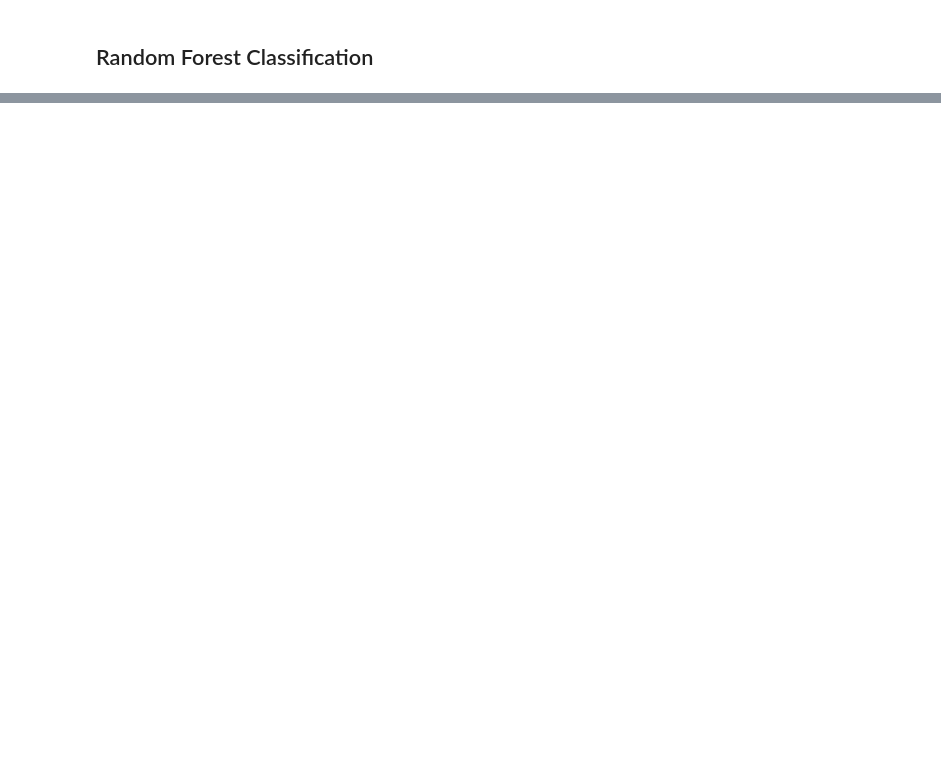
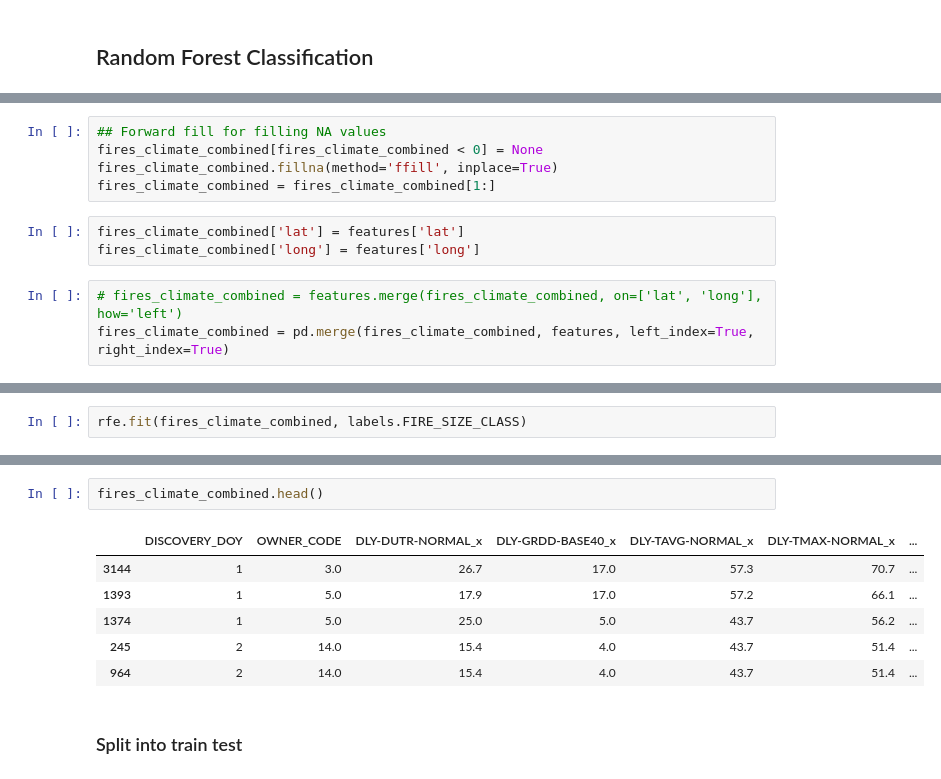
Before and after one commit to sjhangiani12/info370-final-project, a Jupyter notebook: Modelling.ipynb, the cells around one changed output, grey strips where cells are left out. Cells and saved outputs as stored; diff of their text form; blank space fills up the shorter version.

```diff
--- a/Modelling.ipynb
+++ b/Modelling.ipynb
@@ -289,0 +353,11 @@ svc = SVC()
+# %%
+## Forward fill for filling NA values
+fires_climate_combined[fires_climate_combined < 0] = None
+fires_climate_combined.fillna(method='ffill', inplace=True)
+fires_climate_combined = fires_climate_combined[1:]
+# %%
+fires_climate_combined['lat'] = features['lat']
+fires_climate_combined['long'] = features['long']
+# %%
+# fires_climate_combined = features.merge(fires_climate_combined, on=['lat', 'long'], how='left')
+fires_climate_combined = pd.merge(fires_climate_combined, features, left_index=True, right_index=True)
@@ -289,0 +371,2 @@ svc = SVC()
+# %%
+rfe.fit(fires_climate_combined, labels.FIRE_SIZE_CLASS)
@@ -289,0 +394,11 @@ svc = SVC()
+# %%
+fires_climate_combined.head()
+# %% [output]
+|  | DISCOVERY_DOY | OWNER_CODE | DLY-DUTR-NORMAL_x | DLY-GRDD-BASE40_x | DLY-TAVG-NORMAL_x | DLY-TMAX-NORMAL_x | ... |
+| 3144 | 1 | 3.0 | 26.7 | 17.0 | 57.3 | 70.7 | ... |
+| 1393 | 1 | 5.0 | 17.9 | 17.0 | 57.2 | 66.1 | ... |
+| 1374 | 1 | 5.0 | 25.0 | 5.0 | 43.7 | 56.2 | ... |
+| 245 | 2 | 14.0 | 15.4 | 4.0 | 43.7 | 51.4 | ... |
+| 964 | 2 | 14.0 | 15.4 | 4.0 | 43.7 | 51.4 | ... |
+# %% [markdown]
+### Split into train test
```
Also changed, not shown: parts of 38 cells of this notebook.
